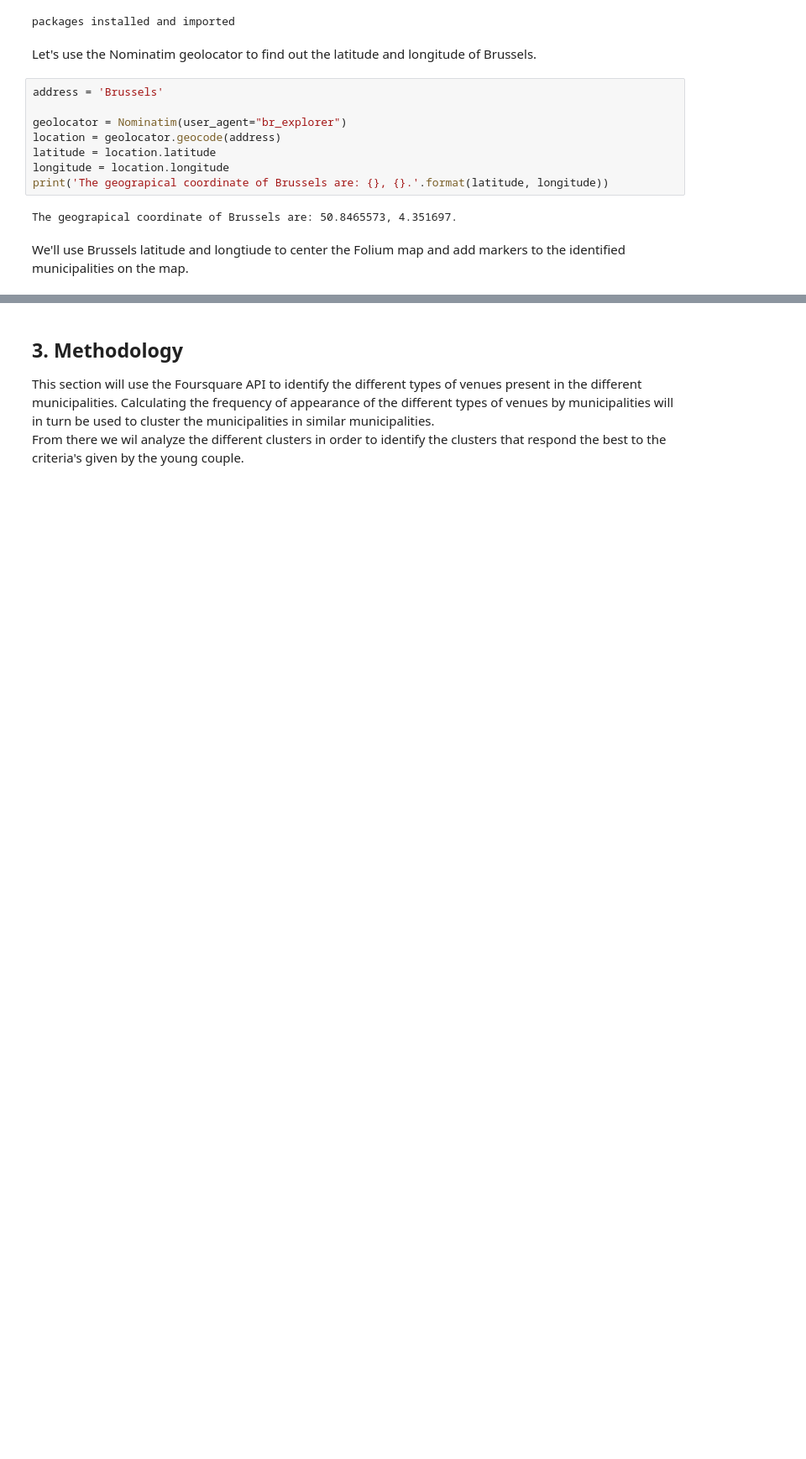
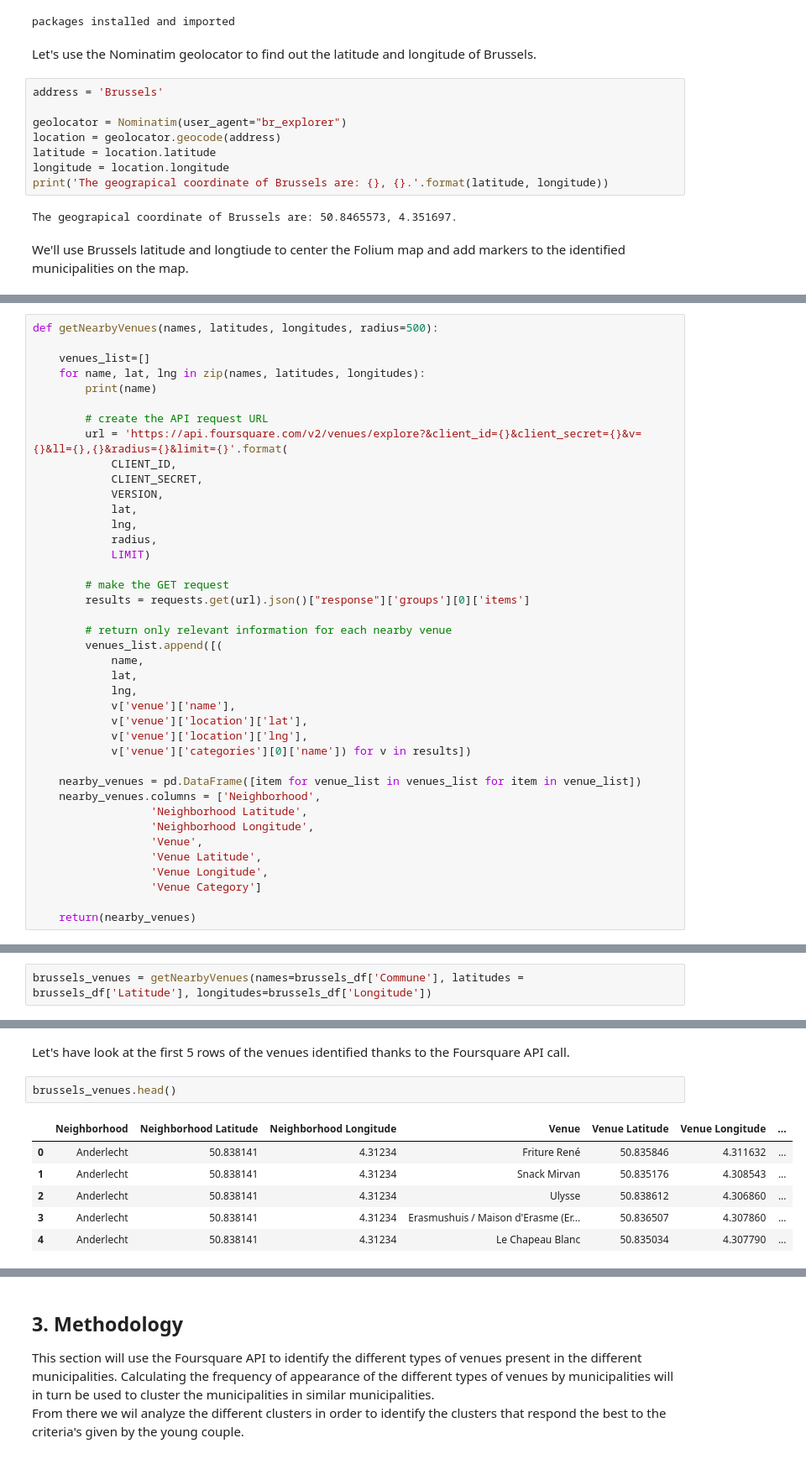
Before and after one commit to ArnaudBorrens/Battle-of-the-Neighbourhoods, a Jupyter notebook: Pyhton_Scripts/Final_Assignment.ipynb, the cells around one changed output, grey strips where cells are left out. Shown: that part at 84% size. Drawn from its saved outputs; the diff is of its cells as text; blank space fills up the shorter version.

```diff
--- a/Pyhton_Scripts/Final_Assignment.ipynb
+++ b/Pyhton_Scripts/Final_Assignment.ipynb
@@ -384,0 +418,40 @@ map_brussels
+# %%
+def getNearbyVenues(names, latitudes, longitudes, radius=500):
+
+    venues_list=[]
+    for name, lat, lng in zip(names, latitudes, longitudes):
+        print(name)
+
+        # create the API request URL
+        url = 'https://api.foursquare.com/v2/venues/explore?&client_id={}&client_secret={}&v={}&ll={},{}&radius={}&limit={}'.format(
+            CLIENT_ID,
+            CLIENT_SECRET,
+            VERSION,
+            lat,
+            lng,
+            radius,
+            LIMIT)
+
+        # make the GET request
+        results = requests.get(url).json()["response"]['groups'][0]['items']
+
+        # return only relevant information for each nearby venue
+        venues_list.append([(
+            name,
+            lat,
+            lng,
+            v['venue']['name'],
+            v['venue']['location']['lat'],
+            v['venue']['location']['lng'],
+            v['venue']['categories'][0]['name']) for v in results])
+
+    nearby_venues = pd.DataFrame([item for venue_list in venues_list for item in venue_list])
+    nearby_venues.columns = ['Neighborhood',
+                  'Neighborhood Latitude',
+                  'Neighborhood Longitude',
+                  'Venue',
+                  'Venue Latitude',
+                  'Venue Longitude',
+                  'Venue Category']
+
+    return(nearby_venues)
@@ -384,0 +460,2 @@ map_brussels
+# %%
+brussels_venues = getNearbyVenues(names=brussels_df['Commune'], latitudes = brussels_df['Latitude'], longitudes=brussels_df['Longitude'])
@@ -384,0 +480,11 @@ map_brussels
+# %% [markdown]
+Let's have look at the first 5 rows of the venues identified thanks to the Foursquare API call.
+# %%
+brussels_venues.head()
+# %% [output]
+|  | Neighborhood | Neighborhood Latitude | Neighborhood Longitude | Venue | Venue Latitude | Venue Longitude | ... |
+| 0 | Anderlecht | 50.838141 | 4.31234 | Friture René | 50.835846 | 4.311632 | ... |
+| 1 | Anderlecht | 50.838141 | 4.31234 | Snack Mirvan | 50.835176 | 4.308543 | ... |
+| 2 | Anderlecht | 50.838141 | 4.31234 | Ulysse | 50.838612 | 4.306860 | ... |
+| 3 | Anderlecht | 50.838141 | 4.31234 | Erasmushuis / Maison d'Erasme (Er... | 50.836507 | 4.307860 | ... |
+| 4 | Anderlecht | 50.838141 | 4.31234 | Le Chapeau Blanc | 50.835034 | 4.307790 | ... |
```
Also changed, not shown: parts of 23 cells of this notebook.
